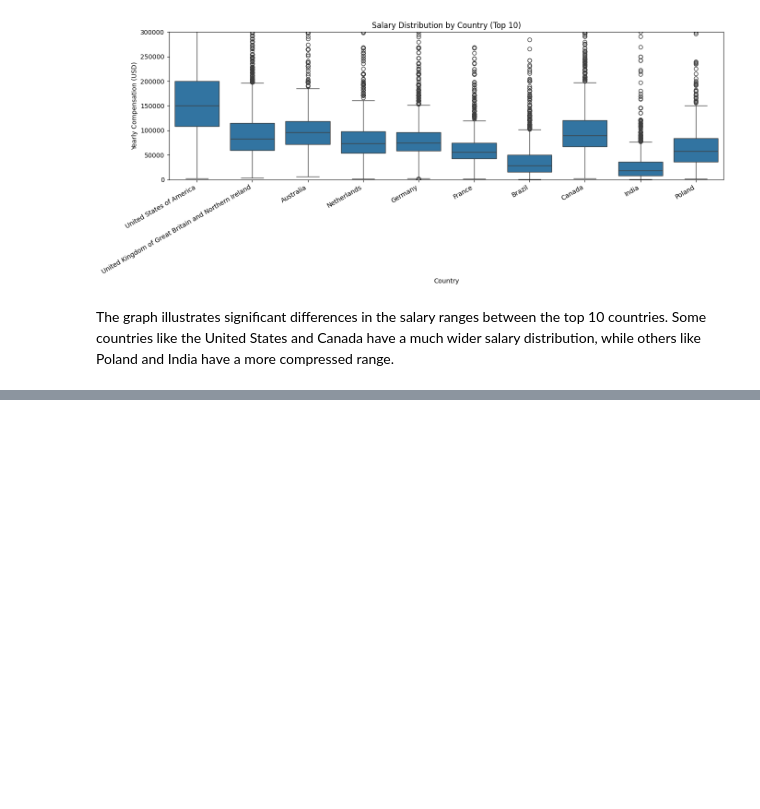
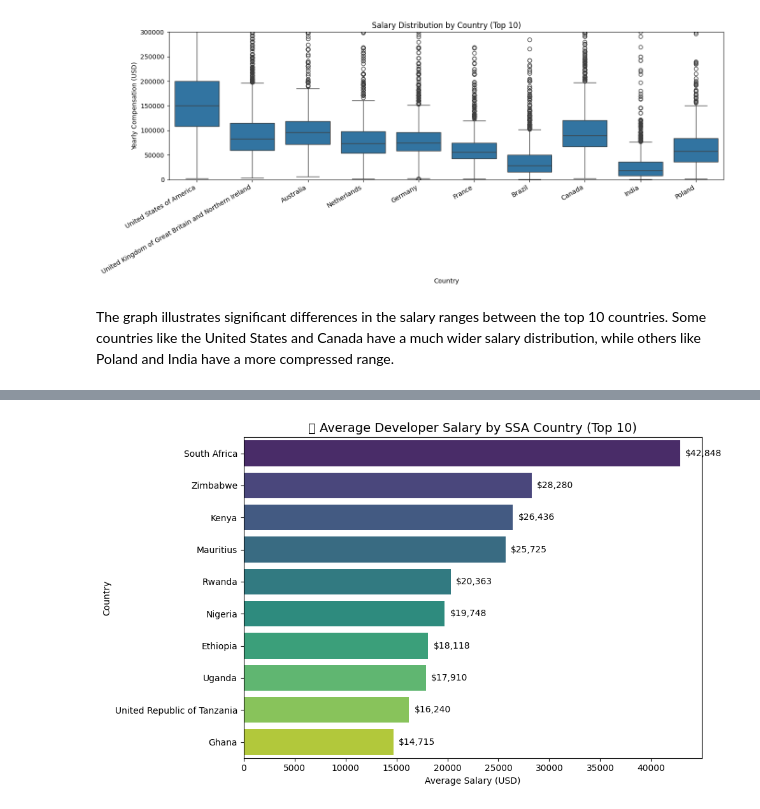
Before and after one commit to Owiti-Charles/Developers-Salary-Predictor, a Jupyter notebook: notebook.ipynb, the cells around one changed output, grey strips where cells are left out. Saved outputs shown, nothing was run; the diff lists cells and outputs as text; code cells hidden in the pictures; blank space fills up the shorter version.

```diff
--- a/notebook.ipynb
+++ b/notebook.ipynb
@@ -729,0 +514,18 @@ print(sorted(countries_2024))
+# %%
+# Sub-Saharan Africa Salary Distribution Boxplot
+ssa_countries = [
+    'Angola', 'Benin', 'Botswana', 'Burkina Faso', 'Burundi', 'Cape Verde', 'Cameroon',
+    'Central African Republic', 'Chad', 'Comoros', 'Democratic Republic of the Congo', 'Congo', 'Congo, Republic of the...',
+    'Côte d’Ivoire', "Côte d'Ivoire", 'Djibouti', 'Equatorial Guinea', 'Eritrea', 'Eswatini', 'Ethiopia',
+    'Gabon', 'Gambia', 'Ghana', 'Guinea', 'Guinea-Bissau', 'Kenya', 'Lesotho', 'Liberia',
+    'Madagascar', 'Malawi', 'Mali', 'Mauritania', 'Mauritius', 'Mozambique', 'Namibia',
+    'Niger', 'Nigeria', 'Rwanda', 'São Tomé and Príncipe', 'Senegal', 'Seychelles',
+    'Sierra Leone', 'Somalia', 'South Africa', 'South Sudan', 'Sudan', 'Swaziland', 'Tanzania',
+    'Togo', 'Uganda', 'United Republic of Tanzania', 'Zambia', 'Zimbabwe'
+]
+# ✅ Filter SSA responses
+ssa_freq = df[df['Country'].isin(ssa_countries)]['Country'].value_counts()
+
+# ✅ Display sorted frequencies
+print("📊 Response Counts by Sub-Saharan Country:\n")
+print(ssa_freq)
@@ -729,0 +550,44 @@ print(sorted(countries_2024))
+# %%
+# 2️⃣ Filter to SSA countries with valid salary data
+ssa_df = df[
+    (df['Country'].isin(ssa_countries)) &
+    (df['ConvertedCompYearly'].notna())
+].copy()
+
+# Optional: Remove outliers beyond the 95th percentile
+ssa_df = ssa_df[
+    ssa_df['ConvertedCompYearly'] < ssa_df['ConvertedCompYearly'].quantile(0.95)
+]
+
+# 3️⃣ Get top 10 SSA countries by response count
+top_10_ssa_countries = ssa_df['Country'].value_counts().nlargest(10).index
+
+# 4️⃣ Filter dataset to top 10 SSA countries
+top_10_ssa_df = ssa_df[ssa_df['Country'].isin(top_10_ssa_countries)]
+
+# 5️⃣ Compute average salary and sort
+mean_salaries = (
+    top_10_ssa_df.groupby('Country')['ConvertedCompYearly']
+    .mean()
+    .sort_values(ascending=False)
+)
+
+# 6️⃣ Plot
+plt.figure(figsize=(10, 6))
+sns.barplot(
+    x=mean_salaries.values,
+    y=mean_salaries.index,
+    palette='viridis'
+)
+
+# ✅ Annotate values
+for i, value in enumerate(mean_salaries.values):
+    plt.text(value + 500, i, f"${int(value):,}", va='center')
+
+plt.title('🌍 Average Developer Salary by SSA Country (Top 10)', fontsize=14)
+plt.xlabel('Average Salary (USD)')
+plt.ylabel('Country')
+plt.tight_layout()
+plt.show()
+# %% [output]
+[figure, added]
```
Also changed, not shown: parts of 86 cells of this notebook.
